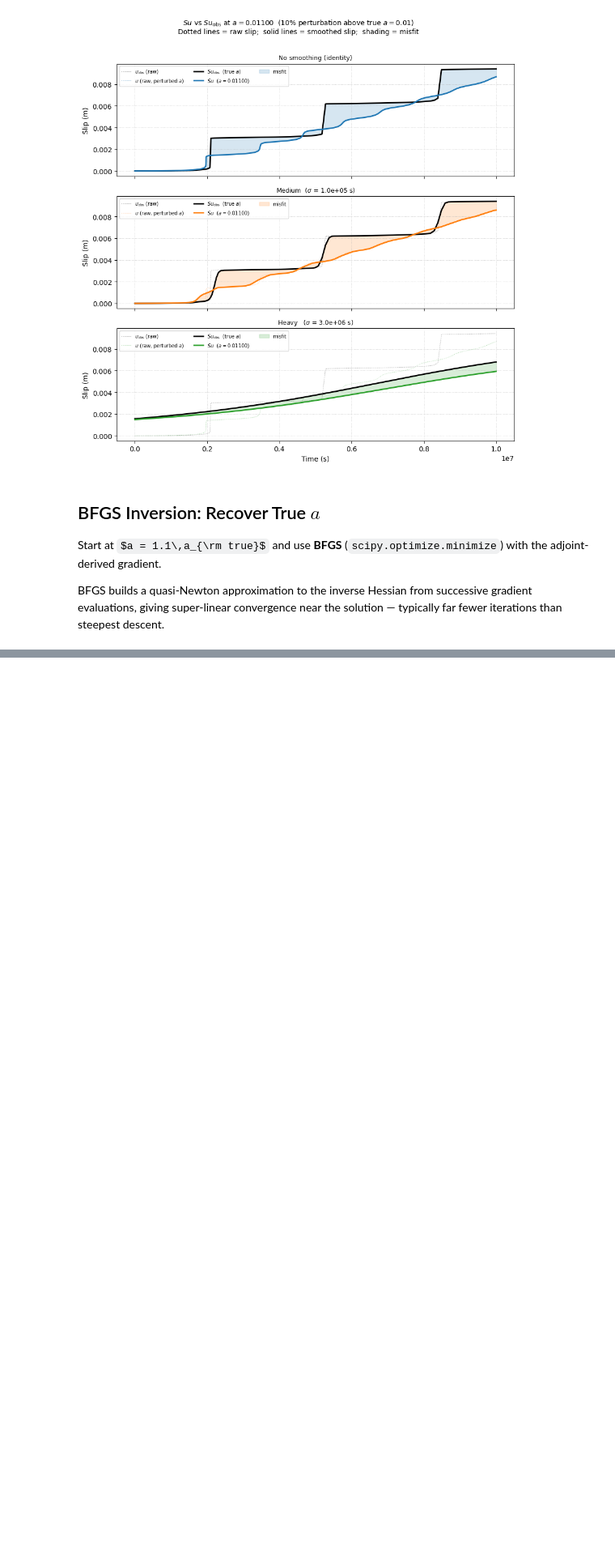
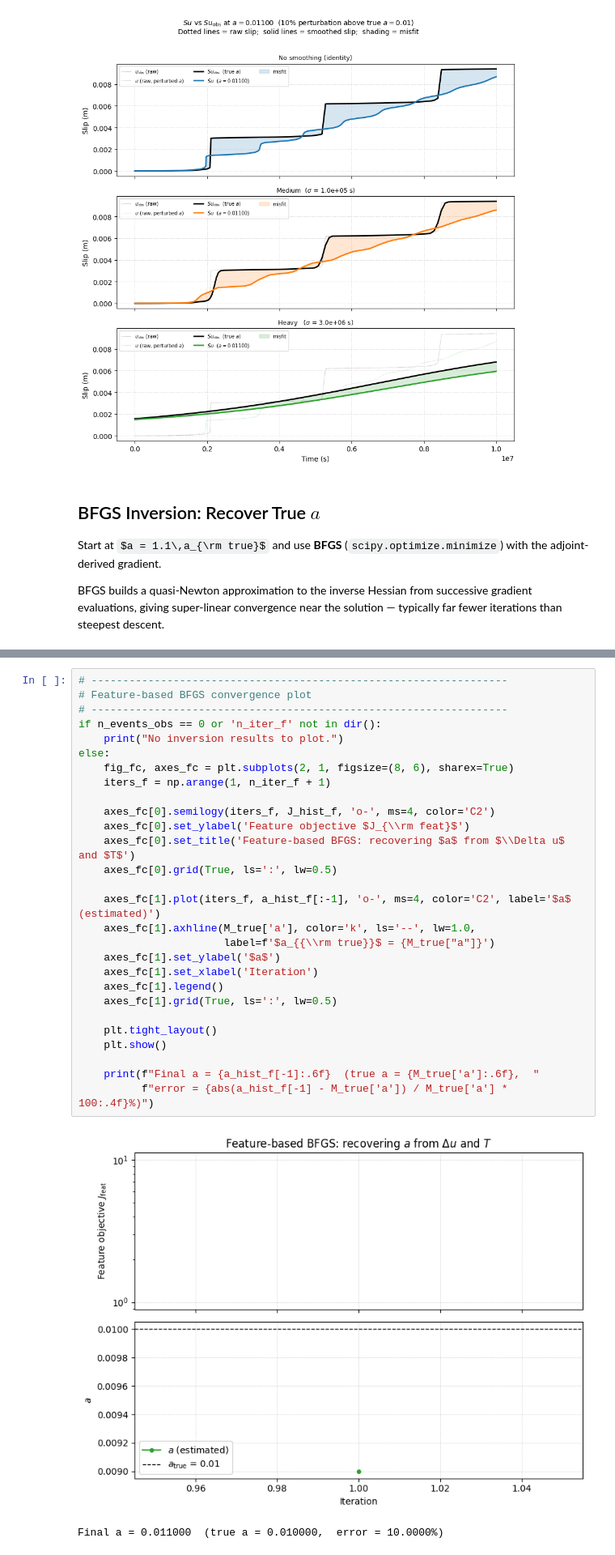
Before and after one commit to ericeberg3/spring-slider-adjoint, a Jupyter notebook: slip_adjoint_springslider_adapttime.ipynb, the cells around one changed output, grey strips where cells are left out. Shown at 81% size. Saved outputs shown, nothing was run; the diff lists cells and outputs as text; some formulas as TeX source; blank space fills up the shorter version.

```diff
--- a/slip_adjoint_springslider_adapttime.ipynb
+++ b/slip_adjoint_springslider_adapttime.ipynb
@@ -884,0 +1154,31 @@ Saving animation... this may take a moment.
+# %%
+# ------------------------------------------------------------------
+# Feature-based BFGS convergence plot
+# ------------------------------------------------------------------
+if n_events_obs == 0 or 'n_iter_f' not in dir():
+    print("No inversion results to plot.")
+else:
+    fig_fc, axes_fc = plt.subplots(2, 1, figsize=(8, 6), sharex=True)
+    iters_f = np.arange(1, n_iter_f + 1)
+
+    axes_fc[0].semilogy(iters_f, J_hist_f, 'o-', ms=4, color='C2')
+    axes_fc[0].set_ylabel('Feature objective $J_{\\rm feat}$')
+    axes_fc[0].set_title('Feature-based BFGS: recovering $a$ from $\\Delta u$ and $T$')
+    axes_fc[0].grid(True, ls=':', lw=0.5)
+
+    axes_fc[1].plot(iters_f, a_hist_f[:-1], 'o-', ms=4, color='C2', label='$a$ (estimated)')
+    axes_fc[1].axhline(M_true['a'], color='k', ls='--', lw=1.0,
+                       label=f'$a_{{\\rm true}}$ = {M_true["a"]}')
+    axes_fc[1].set_ylabel('$a$')
+    axes_fc[1].set_xlabel('Iteration')
+    axes_fc[1].legend()
+    axes_fc[1].grid(True, ls=':', lw=0.5)
+
+    plt.tight_layout()
+    plt.show()
+
+    print(f"Final a = {a_hist_f[-1]:.6f}  (true a = {M_true['a']:.6f},  "
+          f"error = {abs(a_hist_f[-1] - M_true['a']) / M_true['a'] * 100:.4f}%)")
+# %% [output]
+[figure, added]
+Final a = 0.011000  (true a = 0.010000,  error = 10.0000%)
```
Also changed, not shown: parts of 11 cells of this notebook, 5 other files.
